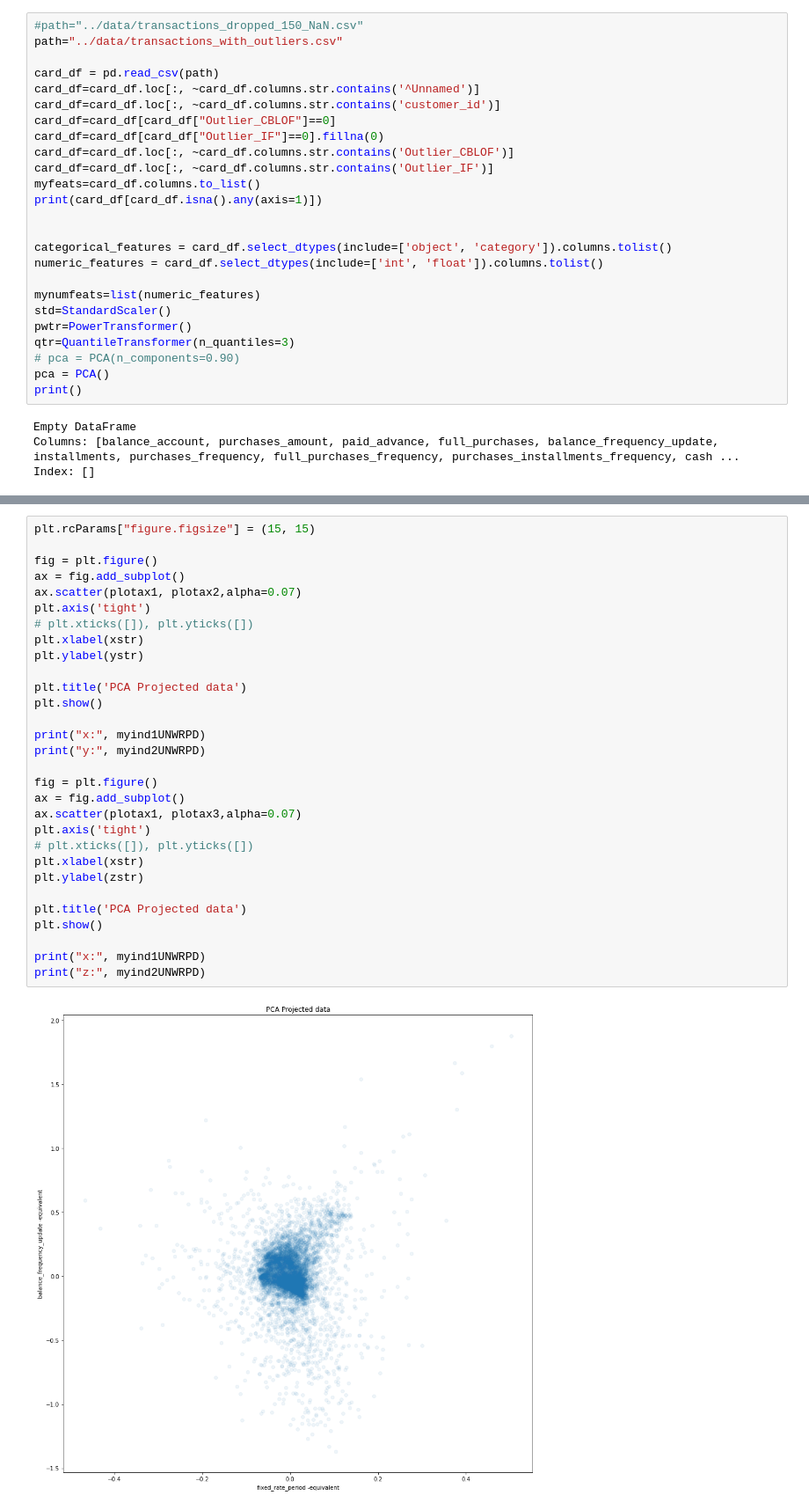
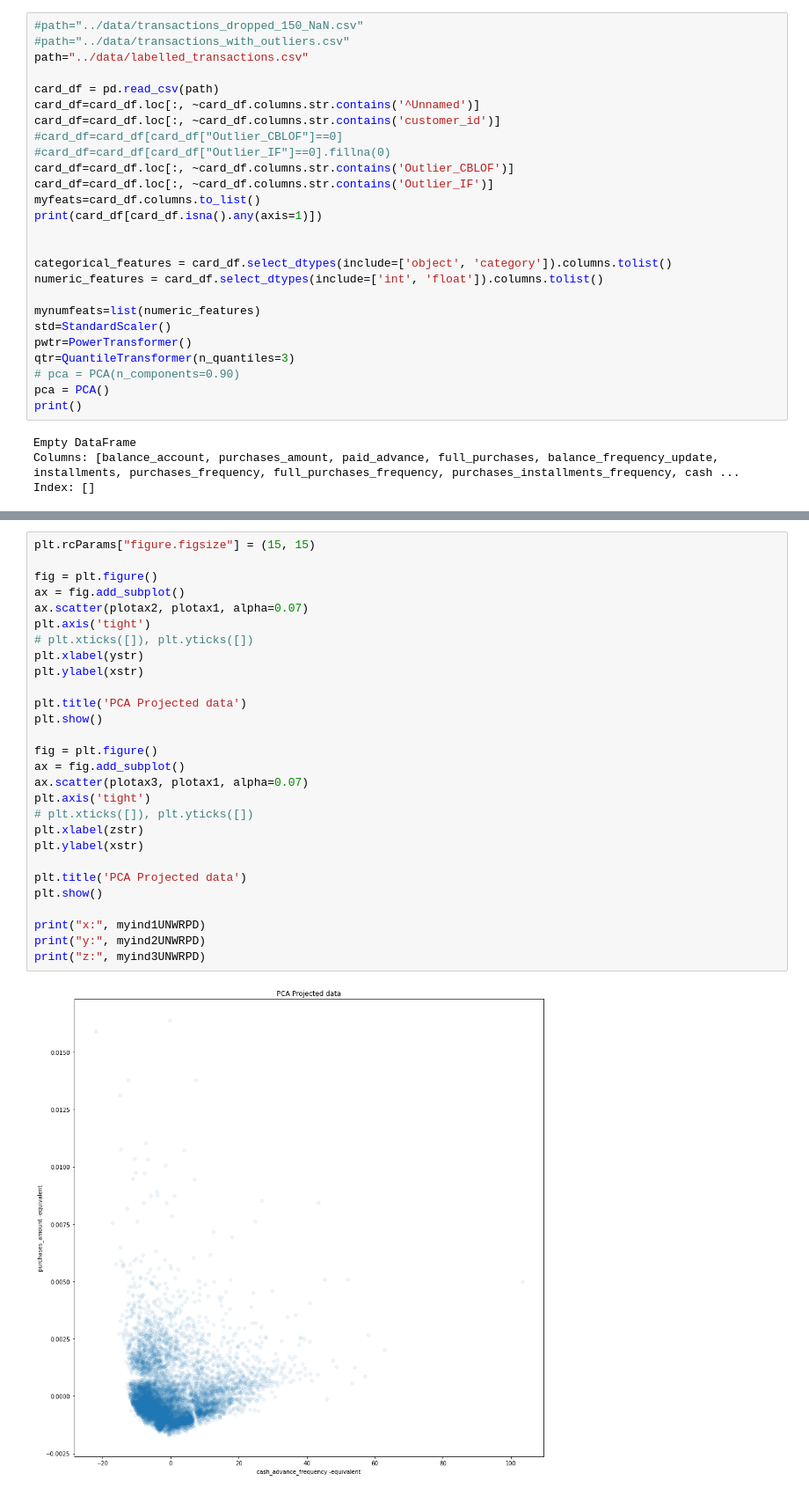
Before and after one commit to Rojoser/Credit-Card-Segmentation, a Jupyter notebook: JvK/JvK_elbow_plotter.ipynb, the cells around one changed output, grey strips where cells are left out. Shown at 88% size. Drawn from its saved outputs; the diff is of its cells as text.

```diff
--- a/JvK/JvK_elbow_plotter.ipynb
+++ b/JvK/JvK_elbow_plotter.ipynb
@@ -17,13 +17,14 @@ import copy
 from scipy.stats import shapiro, anderson
 # %%
 #path="../data/transactions_dropped_150_NaN.csv"
-path="../data/transactions_with_outliers.csv"
+#path="../data/transactions_with_outliers.csv"
+path="../data/labelled_transactions.csv"
 
 card_df = pd.read_csv(path)
 card_df=card_df.loc[:, ~card_df.columns.str.contains('^Unnamed')]
 card_df=card_df.loc[:, ~card_df.columns.str.contains('customer_id')]
-card_df=card_df[card_df["Outlier_CBLOF"]==0]
-card_df=card_df[card_df["Outlier_IF"]==0].fillna(0)
+#card_df=card_df[card_df["Outlier_CBLOF"]==0]
+#card_df=card_df[card_df["Outlier_IF"]==0].fillna(0)
 card_df=card_df.loc[:, ~card_df.columns.str.contains('Outlier_CBLOF')]
 card_df=card_df.loc[:, ~card_df.columns.str.contains('Outlier_IF')]
 myfeats=card_df.columns.to_list()
@@ -119,32 +124,30 @@ zstr=numeric_features[ind3Impactor]+" -equivalent"
 # %%
 plt.rcParams["figure.figsize"] = (15, 15)
 
 fig = plt.figure()
 ax = fig.add_subplot()
-ax.scatter(plotax1, plotax2,alpha=0.07)
+ax.scatter(plotax2, plotax1, alpha=0.07)
 plt.axis('tight')
 # plt.xticks([]), plt.yticks([])
-plt.xlabel(xstr)
-plt.ylabel(ystr)
+plt.xlabel(ystr)
+plt.ylabel(xstr)
+
+plt.title('PCA Projected data')
+plt.show()
+
+fig = plt.figure()
+ax = fig.add_subplot()
+ax.scatter(plotax3, plotax1, alpha=0.07)
+plt.axis('tight')
+# plt.xticks([]), plt.yticks([])
+plt.xlabel(zstr)
+plt.ylabel(xstr)
 
 plt.title('PCA Projected data')
 plt.show()
 
 print("x:", myind1UNWRPD)
 print("y:", myind2UNWRPD)
-
-fig = plt.figure()
-ax = fig.add_subplot()
-ax.scatter(plotax1, plotax3,alpha=0.07)
-plt.axis('tight')
-# plt.xticks([]), plt.yticks([])
-plt.xlabel(xstr)
-plt.ylabel(zstr)
-
-plt.title('PCA Projected data')
-plt.show()
-
-print("x:", myind1UNWRPD)
-print("z:", myind2UNWRPD)
+print("z:", myind3UNWRPD)
 # %% [output]
-[figure, old version]
+[figure, new version]
```
Also changed, not shown: parts of 6 cells of this notebook, 4 other files.
